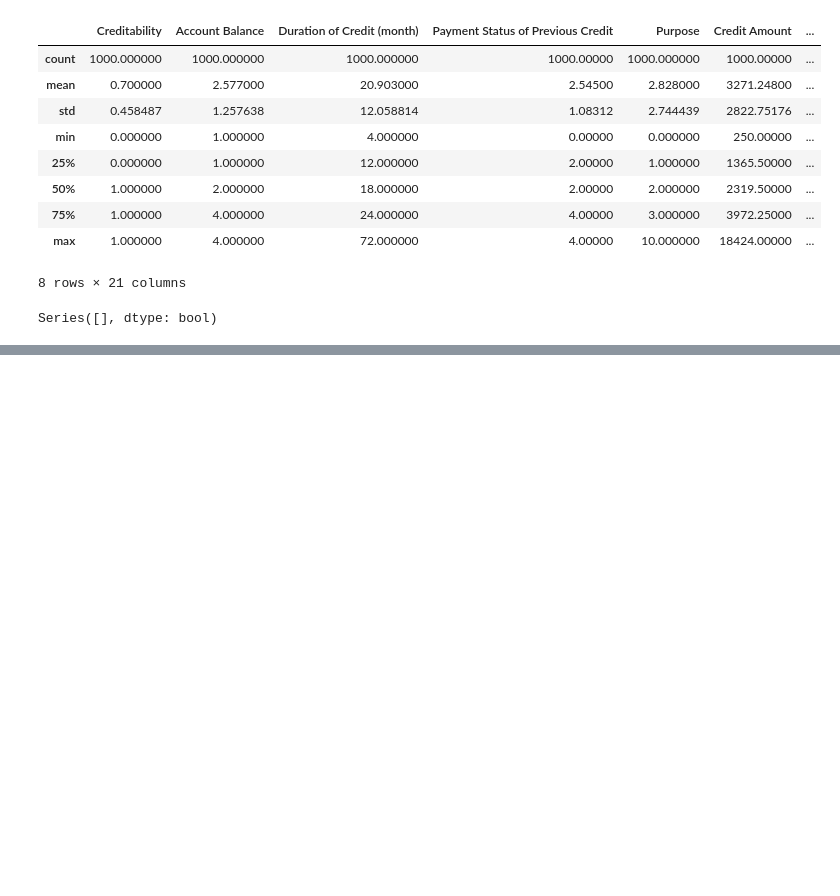
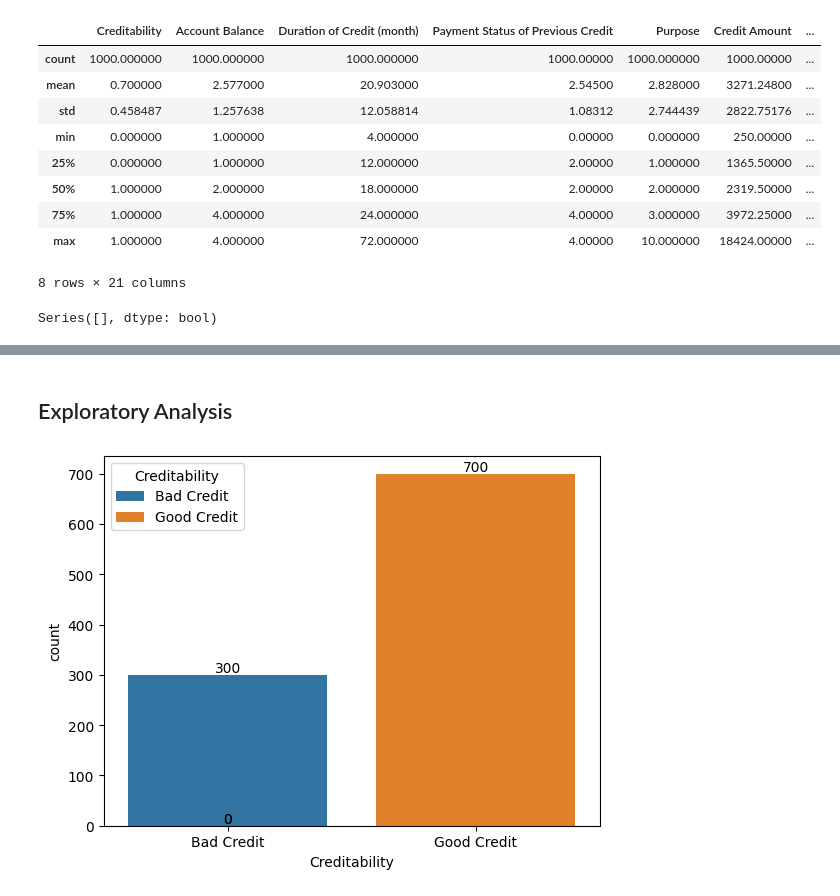
Before and after one commit to RLMurta/german_credit_exploratory_analysis, a Jupyter notebook: index.ipynb, the cells around one changed output, grey strips where cells are left out. Saved outputs shown, nothing was run; the diff lists cells and outputs as text; code cells hidden in the pictures; blank space fills up the shorter version.

Commit message:
chore: join victor's graphs with the main

```diff
--- a/index.ipynb
+++ b/index.ipynb
@@ -88,0 +79,8 @@ plt.show()
+# %%
+df['Gender'] = df['Sex & Marital Status'].map({1: 'Male', 2: 'Male', 3: 'Male', 4: 'Female'})
+
+age_bins = [0, 25, 39, 59, 64, 100]
+age_labels = ['0 <=...<= 25', '26<=...<39', '40<=...<=59', '60<=...<=64', '>=65']
+df['Age Group'] = pd.cut(df['Age (years)'], bins=age_bins, labels=age_labels)
+
+df.head()
@@ -88,0 +95,33 @@ plt.show()
+# %% [markdown]
+## Exploratory Analysis
+# %%
+# --------------------------- Creditability -------------------------
+
+# Create a count plot
+plot = sns.countplot(x='Creditability', data=df, hue='Creditability', palette=['#1f77b4', '#ff7f0e'])
+
+# Add a legend to identify what each color represents
+# Each label corresponds to a different category in the 'Creditability' column
+plot.legend(title='Creditability', labels=['Bad Credit', 'Good Credit'])
+
+# Add exact counts above the bars
+for patch in plot.patches:
+    height = patch.get_height()  # Get the height of the bar (count)
+    plot.text(
+        patch.get_x() + patch.get_width() / 2.,  # X position for the text (center of the bar)
+        height + 0.1,  # Y position for the text (slightly above the height of the bar)
+        int(height),  # Text to display (height value)
+        ha='center',  # Horizontal alignment of the text
+        va='bottom',  # Vertical alignment of the text
+        fontsize=10,  # Font size of the text
+        color='black'  # Color of the text
+    )
+
+# Configure the x-axis labels
+plot.set_xticks([0, 1])  # Define the ticks on the x-axis (for each category)
+plot.set_xticklabels(['Bad Credit', 'Good Credit'])  # Set the labels for the ticks
+
+# Display the plot
+plt.show()
+# %% [output]
+[figure, added]
```
Also changed, not shown: parts of 14 cells of this notebook.
